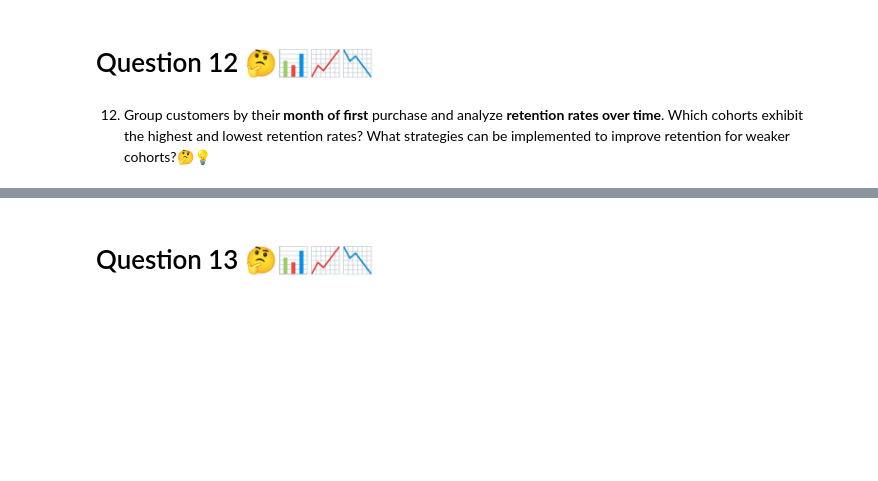
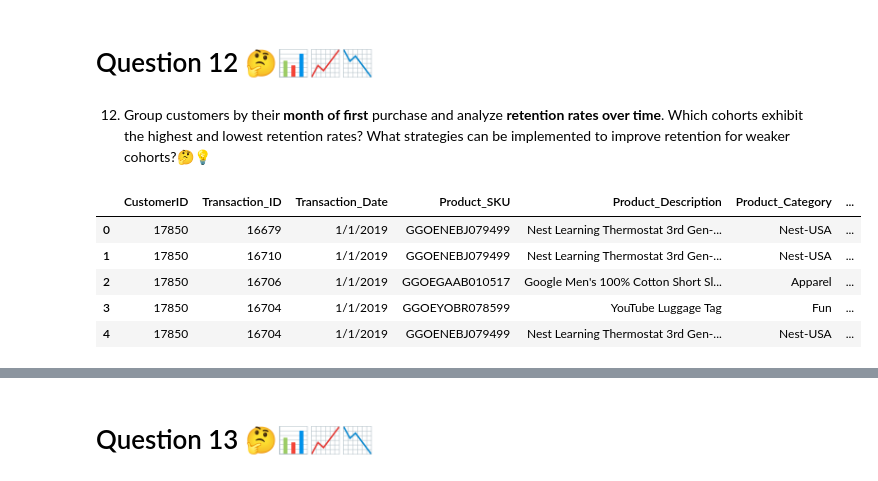
Before and after one commit to Smita569/E-commerce_Marketing_and_sales, a Jupyter notebook: E_commerce_Marketing_and_sales_Business_Case.ipynb, the cells around one changed output, grey strips where cells are left out. Drawn from its saved outputs; the diff is of its cells as text; code cells hidden in the pictures; blank space fills up the shorter version.

```diff
--- a/E_commerce_Marketing_and_sales_Business_Case.ipynb
+++ b/E_commerce_Marketing_and_sales_Business_Case.ipynb
@@ -800,3 +801,12 @@ plt.show()
 # Question 12 🤔📊📈📉
 # %% [markdown]
 12. Group customers by their **month of first** purchase and analyze **retention rates over time**. Which cohorts exhibit the highest and lowest retention rates? What strategies can be implemented to improve retention for weaker cohorts?🤔💡
+# %%
+df_sales_with_first_purchase.head()
+# %% [output]
+|  | CustomerID | Transaction_ID | Transaction_Date | Product_SKU | Product_Description | Product_Category | ... |
+| 0 | 17850 | 16679 | 1/1/2019 | GGOENEBJ079499 | Nest Learning Thermostat 3rd Gen-... | Nest-USA | ... |
+| 1 | 17850 | 16710 | 1/1/2019 | GGOENEBJ079499 | Nest Learning Thermostat 3rd Gen-... | Nest-USA | ... |
+| 2 | 17850 | 16706 | 1/1/2019 | GGOEGAAB010517 | Google Men's 100% Cotton Short Sl... | Apparel | ... |
+| 3 | 17850 | 16704 | 1/1/2019 | GGOEYOBR078599 | YouTube Luggage Tag | Fun | ... |
+| 4 | 17850 | 16704 | 1/1/2019 | GGOENEBJ079499 | Nest Learning Thermostat 3rd Gen-... | Nest-USA | ... |
```
Also changed, not shown: parts of 7 cells of this notebook.
